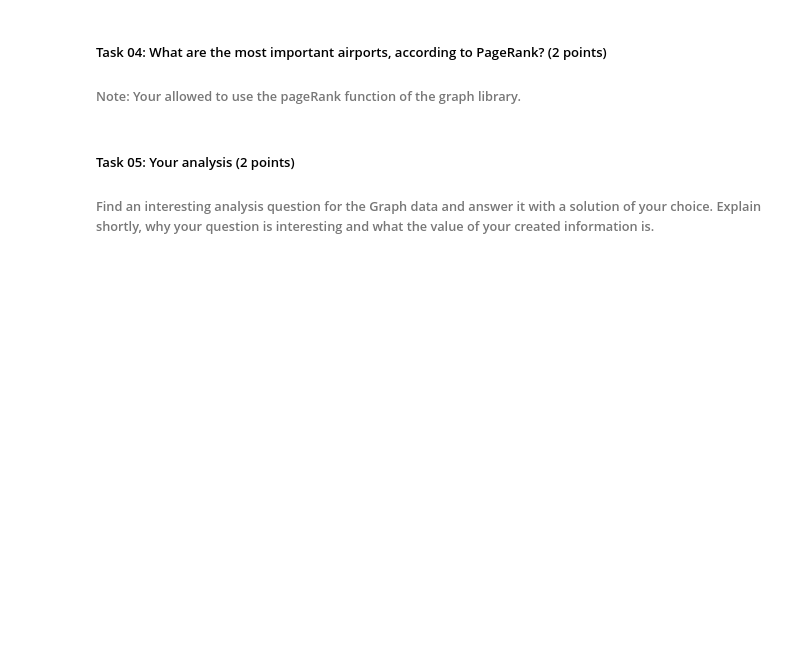
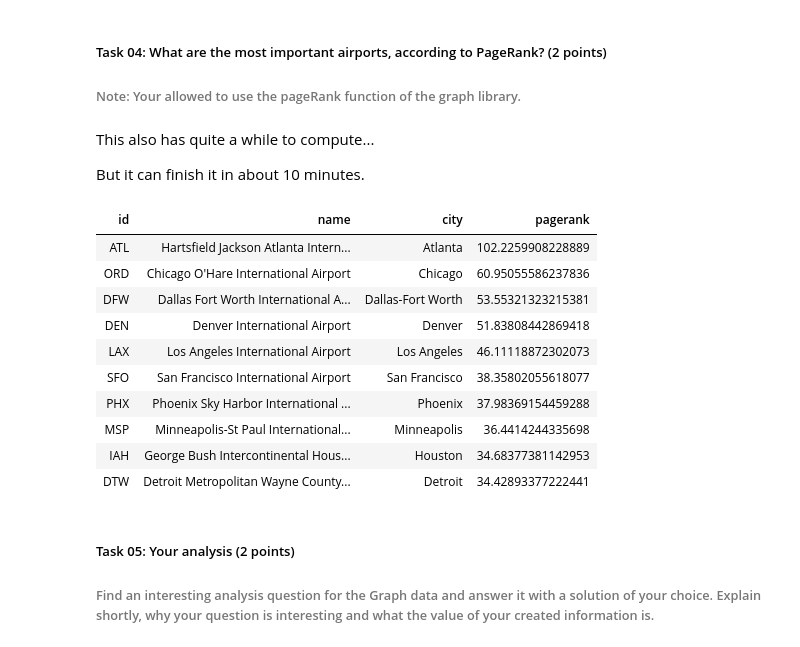
Before and after one commit to Sunkarr/ZHAW, a Jupyter notebook: Semester 4/Dat Eng 2/GradedLab02/DE2_GradedLab02.ipynb, the cells around one changed output. Cells and saved outputs as stored; diff of their text form; code cells hidden in the pictures; blank space fills up the shorter version.

Commit message:
Data Engineering

```diff
--- a/Semester 4/Dat Eng 2/GradedLab02/DE2_GradedLab02.ipynb
+++ b/Semester 4/Dat Eng 2/GradedLab02/DE2_GradedLab02.ipynb
@@ -300,6 +578,31 @@ analyze_user_timezone(most_tweets_user[0][0])
 # %% [markdown]
 ##### Task 04: What are the most important airports, according to PageRank? (2 points)
 ###### Note: Your allowed to use the pageRank function of the graph library.
+# %% [markdown]
+This also has quite a while to compute...
+
+But it can finish it in about 10 minutes.
+# %%
+# Run PageRank on your graph
+results = g.pageRank(maxIter=10)
+
+# The resulting GraphFrame has two DataFrames: vertices and edges with PageRank scores
+# Show the top 10 most important airports by PageRank
+display(results.vertices.select("id", "name", "city", "pagerank")
+    .orderBy(col("pagerank").desc())
+    .limit(10))
+# %% [output]
+| id | name | city | pagerank |
+| ATL | Hartsfield Jackson Atlanta Intern... | Atlanta | 102.2259908228889 |
+| ORD | Chicago O'Hare International Airport | Chicago | 60.95055586237836 |
+| DFW | Dallas Fort Worth International A... | Dallas-Fort Worth | 53.55321323215381 |
+| DEN | Denver International Airport | Denver | 51.83808442869418 |
+| LAX | Los Angeles International Airport | Los Angeles | 46.11118872302073 |
+| SFO | San Francisco International Airport | San Francisco | 38.35802055618077 |
+| PHX | Phoenix Sky Harbor International ... | Phoenix | 37.98369154459288 |
+| MSP | Minneapolis-St Paul International... | Minneapolis | 36.4414244335698 |
+| IAH | George Bush Intercontinental Hous... | Houston | 34.68377381142953 |
+| DTW | Detroit Metropolitan Wayne County... | Detroit | 34.42893377222441 |
 # %% [markdown]
 ##### Task 05: Your analysis (2 points)
 ###### Find an interesting analysis question for the Graph data and answer it with a solution of your choice. Explain shortly, why your question is interesting and what the value of your created information is.
```
Also changed, not shown: parts of 30 cells of this notebook, 5 other files.
